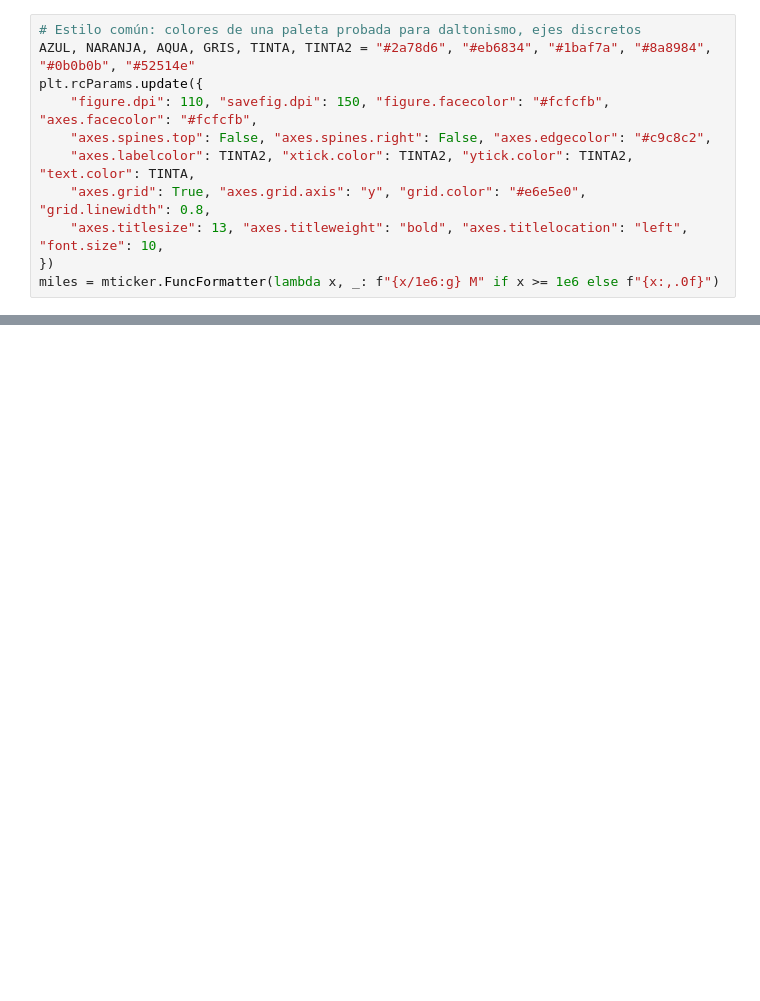
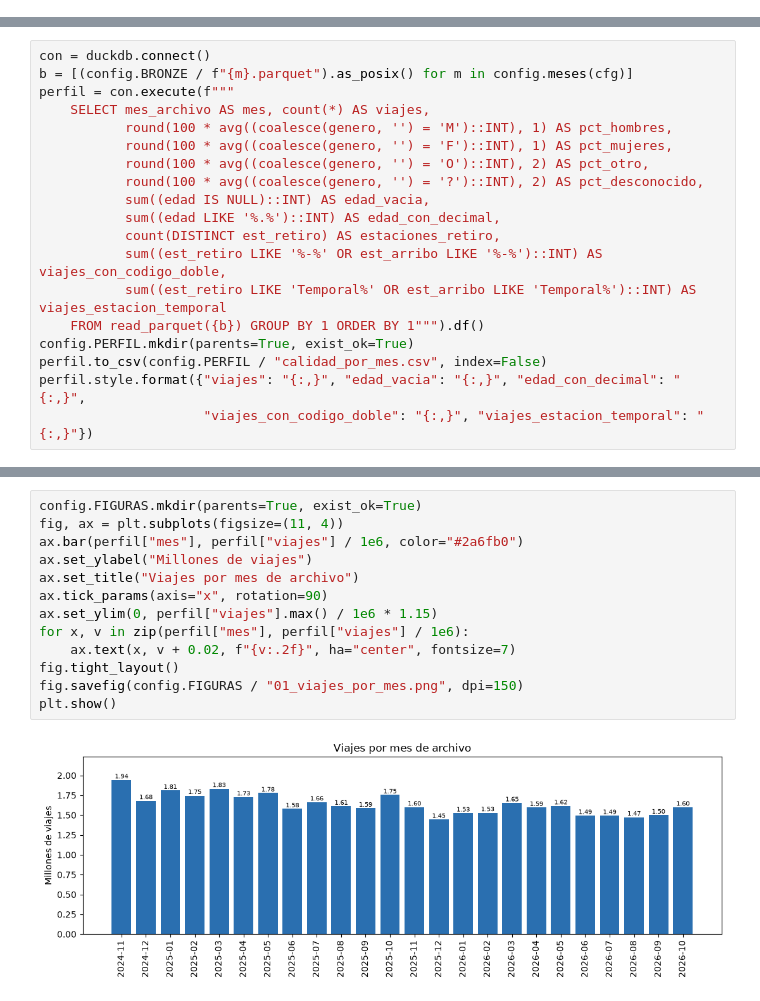
Before and after one commit to jcarlosmhmx/ecobici-ciencia-de-datos, a Jupyter notebook: notebooks/01_perfilado.ipynb, the cells around one changed output, grey strips where cells are left out. Saved outputs shown, nothing was run; the diff lists cells and outputs as text; blank space fills up the shorter version.

```diff
--- a/notebooks/01_perfilado.ipynb
+++ b/notebooks/01_perfilado.ipynb
@@ -431,11 +0,0 @@ Se guardan en la carpeta `figuras/` para usarlas en el documento.
-# %%
-# Estilo común: colores de una paleta probada para daltonismo, ejes discretos
-AZUL, NARANJA, AQUA, GRIS, TINTA, TINTA2 = "#2a78d6", "#eb6834", "#1baf7a", "#8a8984", "#0b0b0b", "#52514e"
-plt.rcParams.update({
-    "figure.dpi": 110, "savefig.dpi": 150, "figure.facecolor": "#fcfcfb", "axes.facecolor": "#fcfcfb",
-    "axes.spines.top": False, "axes.spines.right": False, "axes.edgecolor": "#c9c8c2",
-    "axes.labelcolor": TINTA2, "xtick.color": TINTA2, "ytick.color": TINTA2, "text.color": TINTA,
-    "axes.grid": True, "axes.grid.axis": "y", "grid.color": "#e6e5e0", "grid.linewidth": 0.8,
-    "axes.titlesize": 13, "axes.titleweight": "bold", "axes.titlelocation": "left", "font.size": 10,
-})
-miles = mticker.FuncFormatter(lambda x, _: f"{x/1e6:g} M" if x >= 1e6 else f"{x:,.0f}")
@@ -648,0 +88,19 @@ with pd.option_context("display.max_colwidth", None):
+# %%
+con = duckdb.connect()
+b = [(config.BRONZE / f"{m}.parquet").as_posix() for m in config.meses(cfg)]
+perfil = con.execute(f"""
+    SELECT mes_archivo AS mes, count(*) AS viajes,
+           round(100 * avg((coalesce(genero, '') = 'M')::INT), 1) AS pct_hombres,
+           round(100 * avg((coalesce(genero, '') = 'F')::INT), 1) AS pct_mujeres,
+           round(100 * avg((coalesce(genero, '') = 'O')::INT), 2) AS pct_otro,
+           round(100 * avg((coalesce(genero, '') = '?')::INT), 2) AS pct_desconocido,
+           sum((edad IS NULL)::INT) AS edad_vacia,
+           sum((edad LIKE '%.%')::INT) AS edad_con_decimal,
+           count(DISTINCT est_retiro) AS estaciones_retiro,
+           sum((est_retiro LIKE '%-%' OR est_arribo LIKE '%-%')::INT) AS viajes_con_codigo_doble,
+           sum((est_retiro LIKE 'Temporal%' OR est_arribo LIKE 'Temporal%')::INT) AS viajes_estacion_temporal
+    FROM read_parquet({b}) GROUP BY 1 ORDER BY 1""").df()
+config.PERFIL.mkdir(parents=True, exist_ok=True)
+perfil.to_csv(config.PERFIL / "calidad_por_mes.csv", index=False)
+perfil.style.format({"viajes": "{:,}", "edad_vacia": "{:,}", "edad_con_decimal": "{:,}",
+                     "viajes_con_codigo_doble": "{:,}", "viajes_estacion_temporal": "{:,}"})
@@ -648,0 +125,15 @@ with pd.option_context("display.max_colwidth", None):
+# %%
+config.FIGURAS.mkdir(parents=True, exist_ok=True)
+fig, ax = plt.subplots(figsize=(11, 4))
+ax.bar(perfil["mes"], perfil["viajes"] / 1e6, color="#2a6fb0")
+ax.set_ylabel("Millones de viajes")
+ax.set_title("Viajes por mes de archivo")
+ax.tick_params(axis="x", rotation=90)
+ax.set_ylim(0, perfil["viajes"].max() / 1e6 * 1.15)
+for x, v in zip(perfil["mes"], perfil["viajes"] / 1e6):
+    ax.text(x, v + 0.02, f"{v:.2f}", ha="center", fontsize=7)
+fig.tight_layout()
+fig.savefig(config.FIGURAS / "01_viajes_por_mes.png", dpi=150)
+plt.show()
+# %% [output]
+[figure, added]
```
Also changed, not shown: parts of 38 cells of this notebook, 57 other files.
